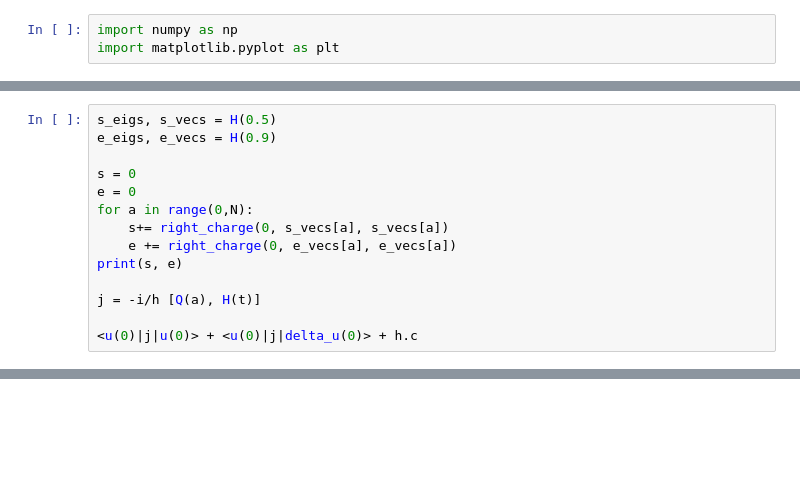
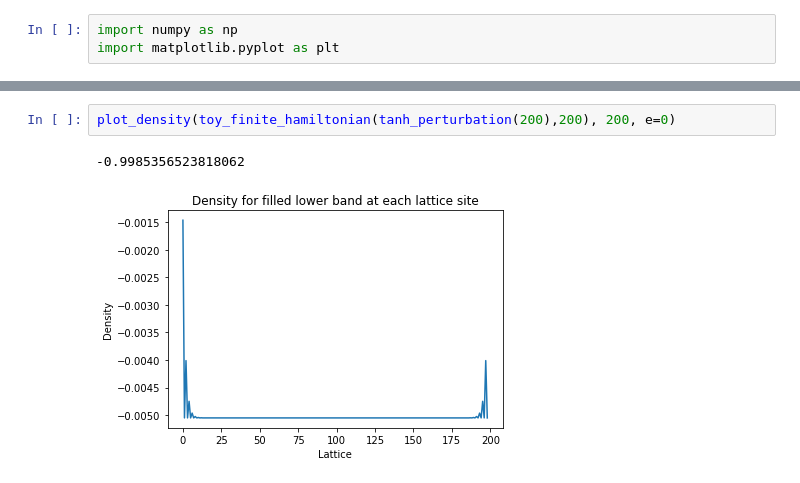
Before and after one commit to lucas-s-work/M4R, a Jupyter notebook: masters.ipynb, the cells around one changed output, grey strips where cells are left out. Saved outputs shown, nothing was run; the diff lists cells and outputs as text; blank space fills up the shorter version.

```diff
--- a/masters.ipynb
+++ b/masters.ipynb
@@ -335,14 +3,0 @@ plot_perturbed_eigenvectors(H_2, 0.1, invert=True)
-# %%
-s_eigs, s_vecs = H(0.5)
-e_eigs, e_vecs = H(0.9)
-
-s = 0
-e = 0
-for a in range(0,N):
-    s+= right_charge(0, s_vecs[a], s_vecs[a])
-    e += right_charge(0, e_vecs[a], e_vecs[a])
-print(s, e)
-
-j = -i/h [Q(a), H(t)]
-
-<u(0)|j|u(0)> + <u(0)|j|delta_u(0)> + h.c
@@ -407,0 +337,5 @@ plot_lattice_polarization_change(20, 10, steps=10, perturbation=linear_perturbat
+# %%
+plot_density(toy_finite_hamiltonian(tanh_perturbation(200),200), 200, e=0)
+# %% [output]
+-0.9985356523818062
+[figure, added]
```
Also changed, not shown: parts of 41 cells of this notebook.
